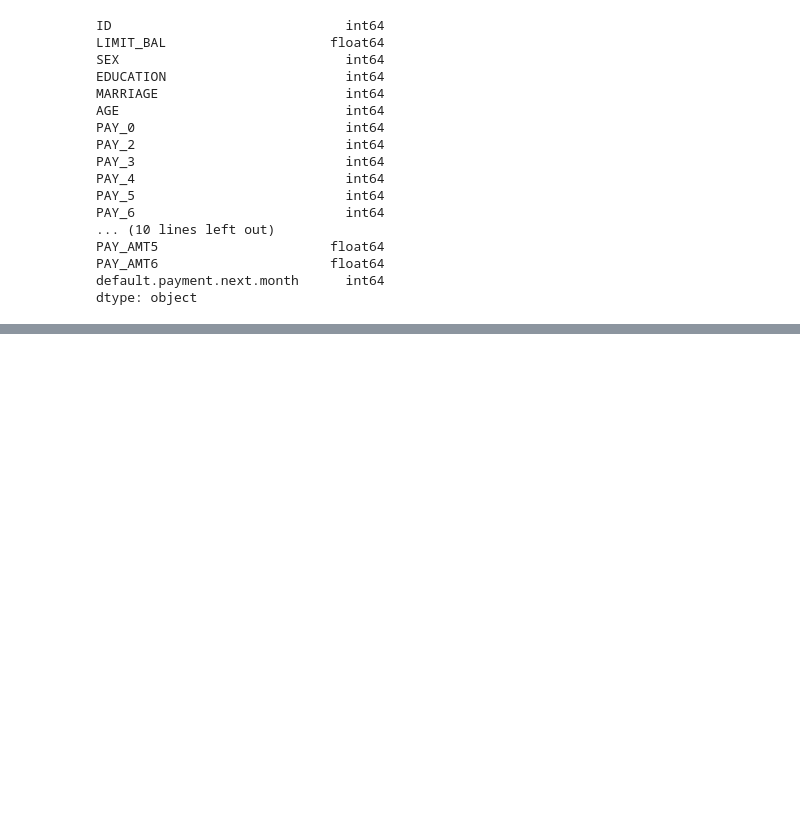
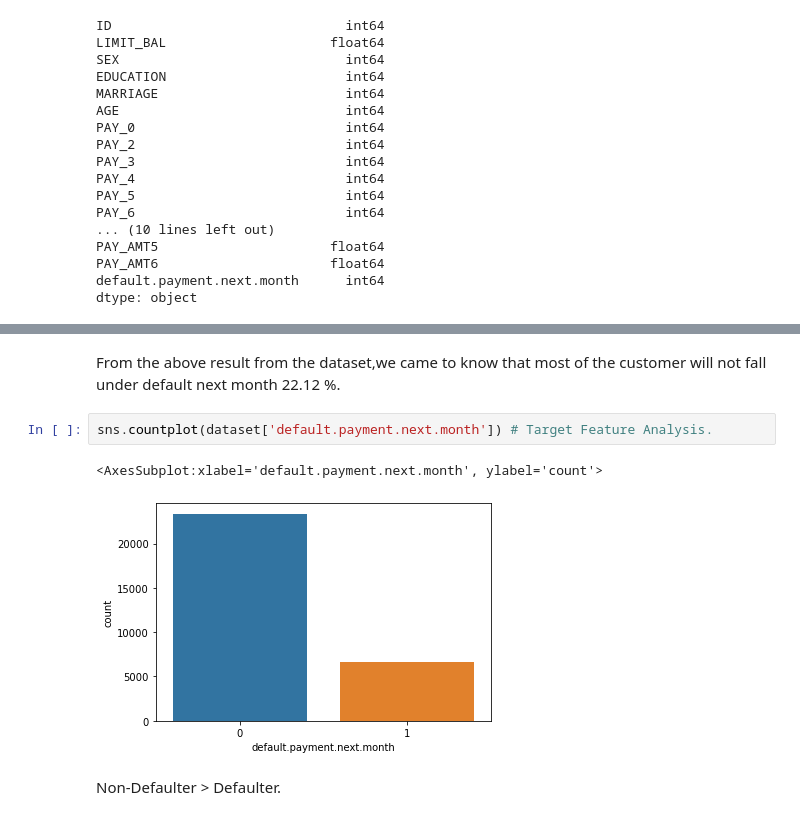
Before and after one commit to iamaakashpal/Credit-Card-Default-Prediction-EDA-and-FE, a Jupyter notebook: 1 EDA.ipynb, the cells around one changed output, grey strips where cells are left out. Cells and saved outputs as stored; diff of their text form; blank space fills up the shorter version.

```diff
--- a/1 EDA.ipynb
+++ b/1 EDA.ipynb
@@ -254,0 +268,9 @@ dtype: object
+# %% [markdown]
+From the above result from the dataset,we came to know that most of the customer will not fall under default next month 22.12 %.
+# %%
+sns.countplot(dataset['default.payment.next.month']) # Target Feature Analysis.
+# %% [output]
+<AxesSubplot:xlabel='default.payment.next.month', ylabel='count'>
+[figure, added]
+# %% [markdown]
+Non-Defaulter > Defaulter.
```
Also changed, not shown: parts of 20 cells of this notebook.
